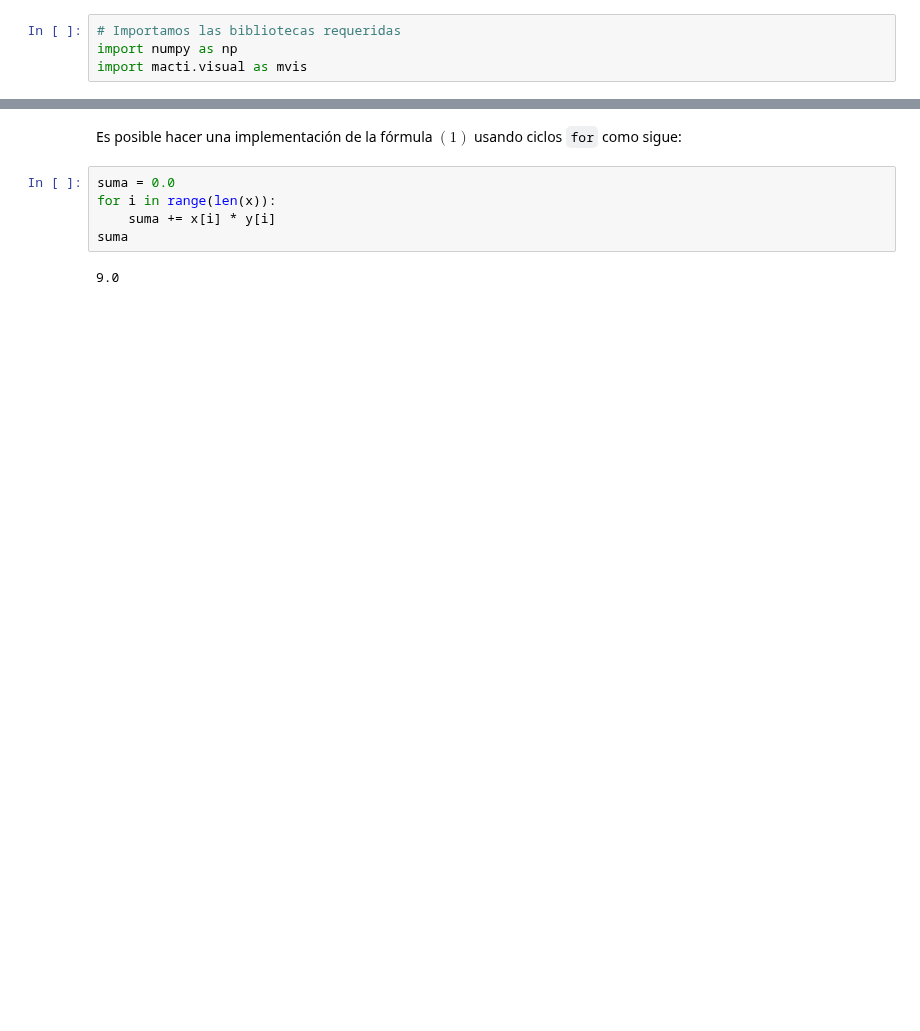
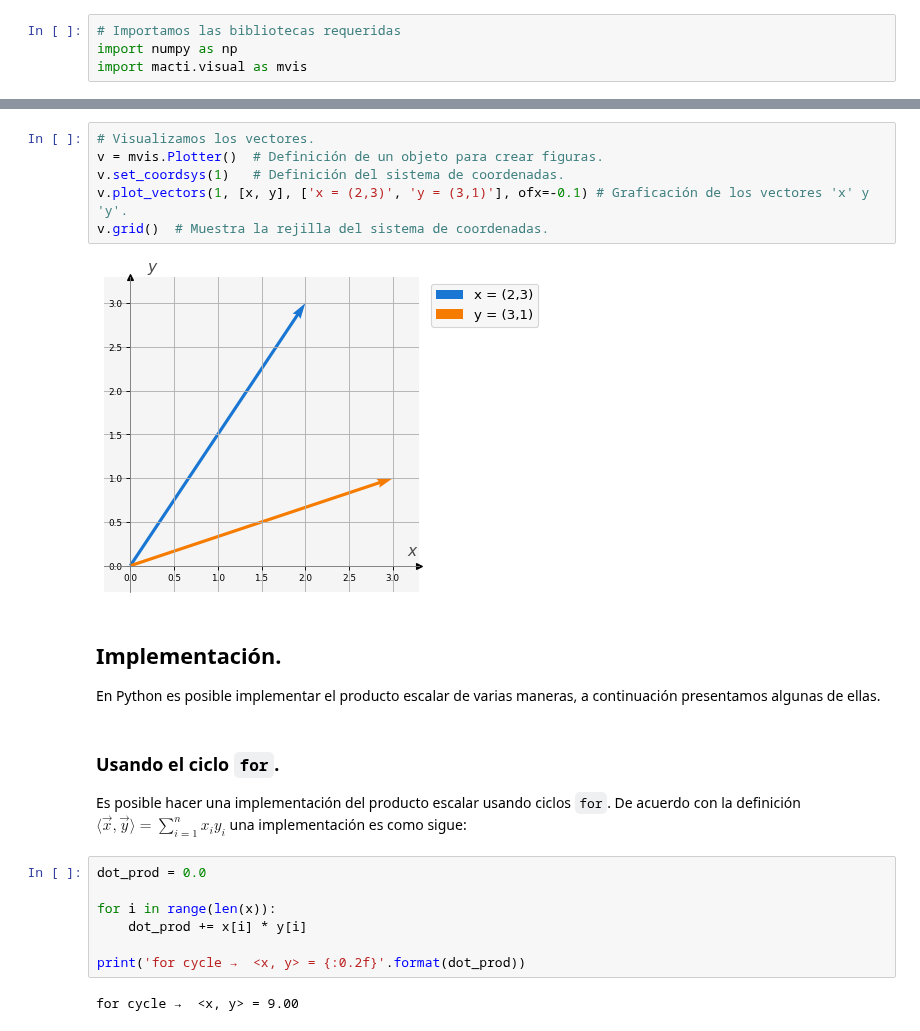
Before and after one commit to luiggix/macti_notes, a Jupyter notebook: notebooks/Vectores/02_Producto_Escalar.ipynb, the cells around one changed output, grey strips where cells are left out. Cells and saved outputs as stored; diff of their text form; blank space fills up the shorter version.

Commit message:
dot prod

```diff
--- a/notebooks/Vectores/02_Producto_Escalar.ipynb
+++ b/notebooks/Vectores/02_Producto_Escalar.ipynb
@@ -30,9 +41,23 @@ y = np.array([3, 1])
+# %%
+# Visualizamos los vectores.
+v = mvis.Plotter()  # Definición de un objeto para crear figuras.
+v.set_coordsys(1)   # Definición del sistema de coordenadas.
+v.plot_vectors(1, [x, y], ['x = (2,3)', 'y = (3,1)'], ofx=-0.1) # Graficación de los vectores 'x' y 'y'.
+v.grid()  # Muestra la rejilla del sistema de coordenadas.
+# %% [output]
+[figure, new version]
+# %% [markdown]
+## Implementación.
+En Python es posible implementar el producto escalar de varias maneras, a continuación presentamos algunas de ellas.
 # %% [markdown]
-Es posible hacer una implementación de la fórmula $(1)$ usando ciclos `for` como sigue:
+### Usando el ciclo `for`.
+Es posible hacer una implementación del producto escalar usando ciclos `for`. De acuerdo con la definición $\langle \vec{x}, \vec{y} \rangle = \sum_{i=1}^n x_i y_i$  una implementación es como sigue:
 # %%
-suma = 0.0
+dot_prod = 0.0
+
 for i in range(len(x)):
-    suma += x[i] * y[i]
-suma
+    dot_prod += x[i] * y[i]
+
+print('for cycle →  <x, y> = {:0.2f}'.format(dot_prod))
 # %% [output]
-9.0
+for cycle →  <x, y> = 9.00
```
Also changed, not shown: parts of 34 cells of this notebook.
